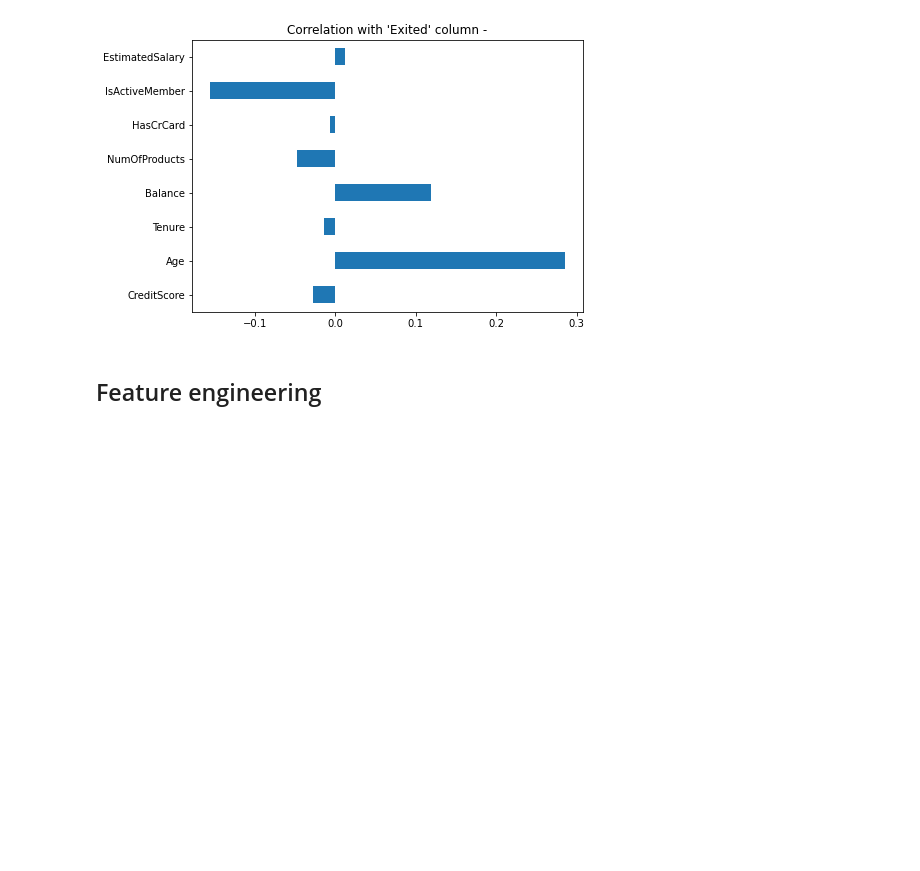
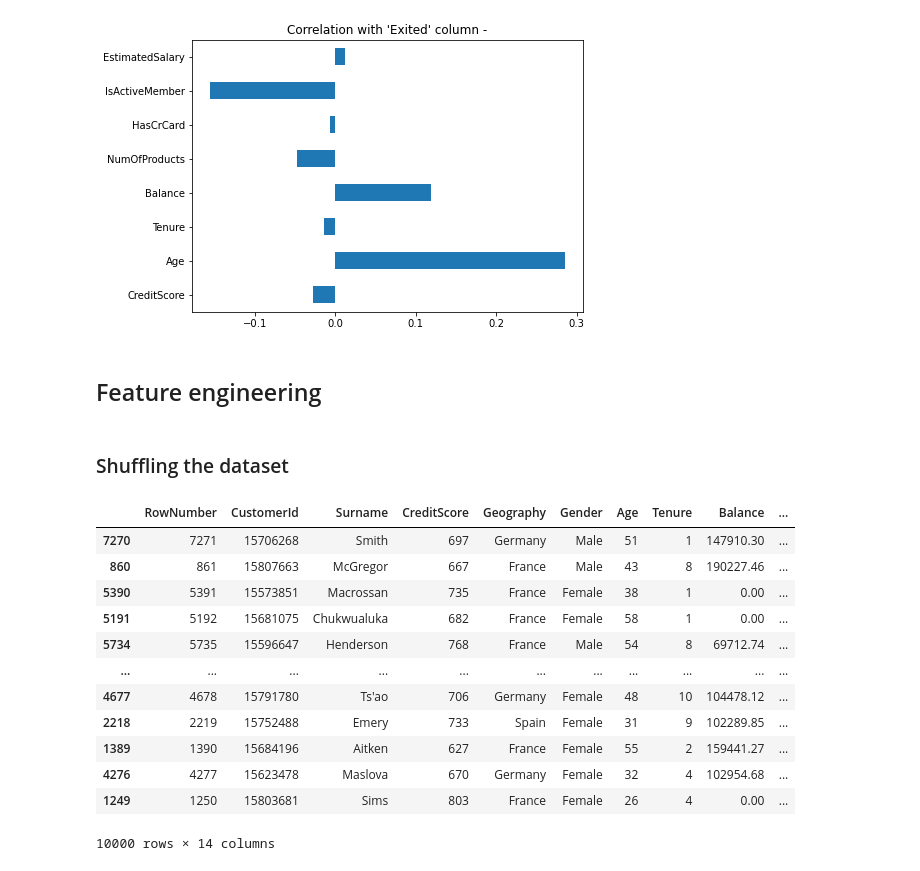
Before and after one commit to olihofmann/cas-aml, a Jupyter notebook: customer-churn-prediction/classical_algorithms.ipynb, the cells around one changed output. Saved outputs shown, nothing was run; the diff lists cells and outputs as text; code cells hidden in the pictures; blank space fills up the shorter version.

```diff
--- a/customer-churn-prediction/classical_algorithms.ipynb
+++ b/customer-churn-prediction/classical_algorithms.ipynb
@@ -192,3 +207,22 @@ plt.show()
 [figure]
 # %% [markdown]
 ## Feature engineering
+# %% [markdown]
+### Shuffling the dataset
+# %%
+data_schuffeld = resample(data, replace=True, n_samples=None, random_state=42)
+data_schuffeld
+# %% [output]
+|  | RowNumber | CustomerId | Surname | CreditScore | Geography | Gender | Age | Tenure | Balance | ... |
+| 7270 | 7271 | 15706268 | Smith | 697 | Germany | Male | 51 | 1 | 147910.30 | ... |
+| 860 | 861 | 15807663 | McGregor | 667 | France | Male | 43 | 8 | 190227.46 | ... |
+| 5390 | 5391 | 15573851 | Macrossan | 735 | France | Female | 38 | 1 | 0.00 | ... |
+| 5191 | 5192 | 15681075 | Chukwualuka | 682 | France | Female | 58 | 1 | 0.00 | ... |
+| 5734 | 5735 | 15596647 | Henderson | 768 | France | Male | 54 | 8 | 69712.74 | ... |
+| ... | ... | ... | ... | ... | ... | ... | ... | ... | ... | ... |
+| 4677 | 4678 | 15791780 | Ts'ao | 706 | Germany | Female | 48 | 10 | 104478.12 | ... |
+| 2218 | 2219 | 15752488 | Emery | 733 | Spain | Female | 31 | 9 | 102289.85 | ... |
+| 1389 | 1390 | 15684196 | Aitken | 627 | France | Female | 55 | 2 | 159441.27 | ... |
+| 4276 | 4277 | 15623478 | Maslova | 670 | Germany | Female | 32 | 4 | 102954.68 | ... |
+| 1249 | 1250 | 15803681 | Sims | 803 | France | Female | 26 | 4 | 0.00 | ... |
+10000 rows × 14 columns
```
Also changed, not shown: parts of 20 cells of this notebook.
